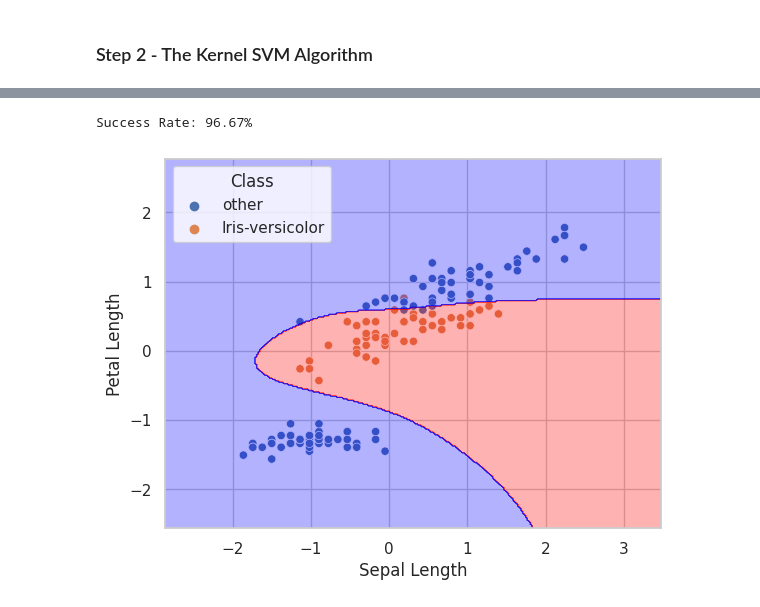
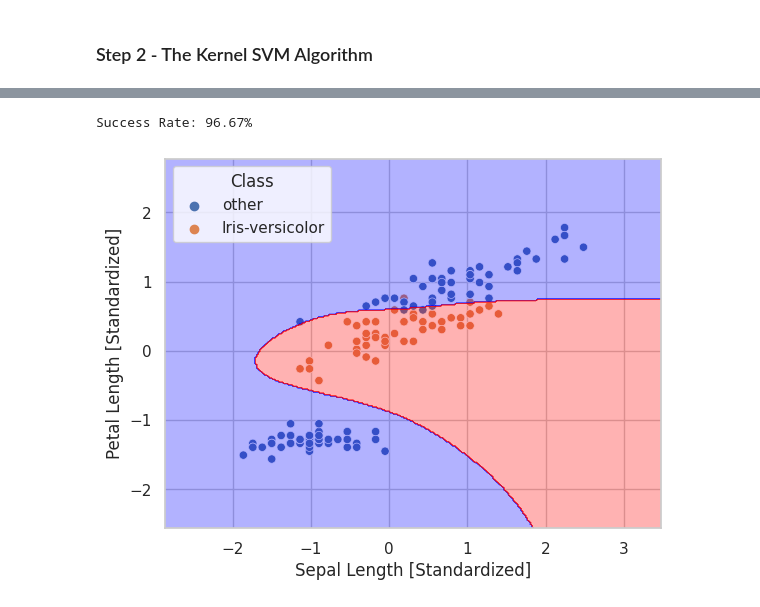
Before and after one commit to UlascanErsoy/ECEN427-TAMU, a Jupyter notebook: hw3/hw3.ipynb, the cells around one changed output, grey strips where cells are left out. Drawn from its saved outputs; the diff is of its cells as text; code cells hidden in the pictures.

```diff
--- a/hw3/hw3.ipynb
+++ b/hw3/hw3.ipynb
@@ -40,9 +40,10 @@ for col in df.columns:
         df[col] = df[col]\
                     .apply(lambda x: (x - mean) / std)
 
+        df = df.rename(columns={col: f"{col} [Standardized]"})
 seaborn.set(style='whitegrid')
-seaborn.scatterplot(x='Sepal Length',
-                    y='Petal Length',
+seaborn.scatterplot(x='Sepal Length [Standardized]',
+                    y='Petal Length [Standardized]',
                     hue='Class',
                     data=df)
 # %% [output]
@@ -195,8 +196,7 @@ class KernelSVM(Trainable):
         pred = pred.reshape(xx1.shape)
 
         colors = ['blue','red']
-        if pred[0][0] == max(pred[0]):
-            colors = colors[::-1]
+
 
         cmap = ListedColormap(colors)
         if fill:
@@ -231,25 +256,31 @@ def prepare_data(df: pd.DataFrame,
 # %%
 #use the model
-features = ['Sepal Length','Petal Length']
-df['Class'] = df['Class'].apply(lambda x: "other" if x != "Iris-versicolor" else "Iris-versicolor")
-clean_df = df[df['Class'].isin(['Iris-versicolor','Iris-virginica','other'])]
+features = ['Sepal Length [Standardized]','Petal Length [Standardized]']
+clean_df = df.copy()
+clean_df['Class'] = clean_df['Class'].apply(lambda x: "other" if x != "Iris-versicolor" else "Iris-versicolor")
+clean_df = clean_df[clean_df['Class'].isin(['Iris-versicolor','Iris-virginica','other'])]
 X , y = prepare_data(clean_df, features)
+
+
 model = KernelSVM(
     Kernels.polynomial(5),
     n=100,
     reg=0.01
 )
 model.train(X.copy(),y)
 
-splt = seaborn.scatterplot(x='Sepal Length',
-                    y='Petal Length',
+splt = seaborn.scatterplot(x='Sepal Length [Standardized]',
+                    y='Petal Length [Standardized]',
                     hue='Class',
                     data=clean_df)
 
+
 model.draw_decision_boundary(X)
+
+
 predict = model.predict(X)
 error_rate = 100 * (len(y) - np.equal(predict,y).sum())/len(y)
 print(f"Success Rate: {100 - error_rate:.2f}%")
 # %% [output]
 Success Rate: 96.67%
-[figure, old version]
+[figure, new version]
```
Also changed, not shown: parts of 2 cells of this notebook, 7 other files.
